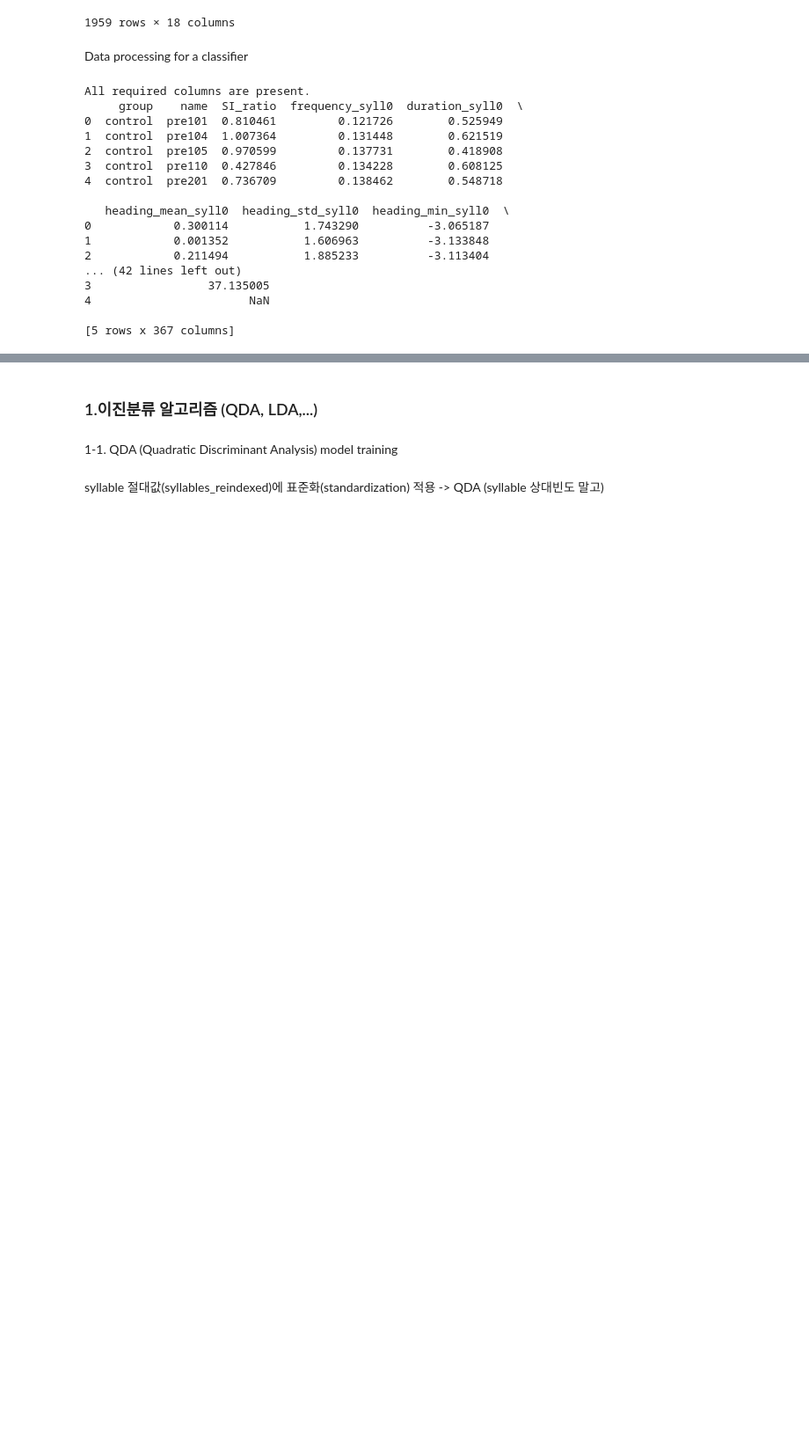
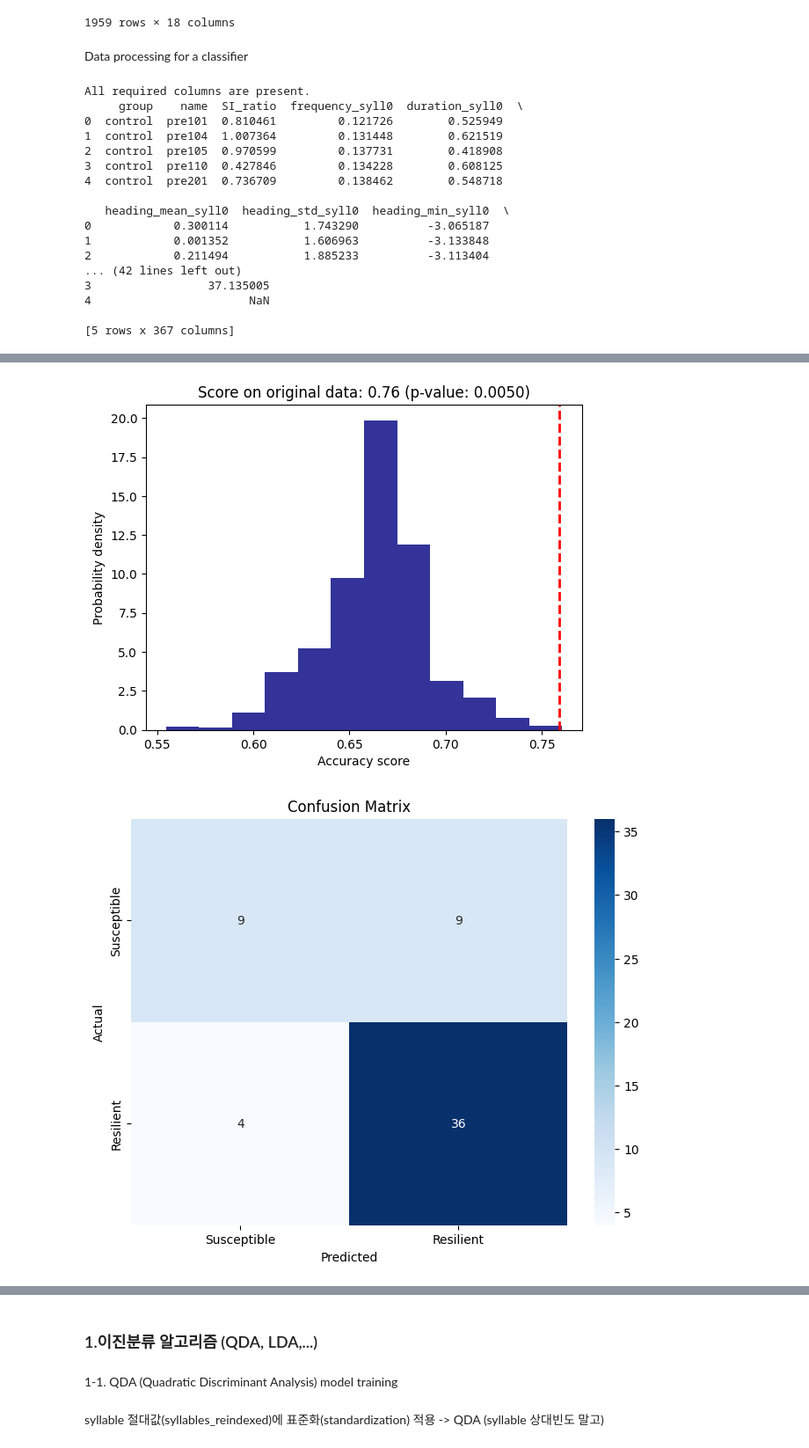
Before and after one commit to Junes94/keypoint-moseq, a Jupyter notebook: docs/source/afterSyll_June2.ipynb, the cells around one changed output, grey strips where cells are left out. Shown at 88% size. Drawn from its saved outputs; the diff is of its cells as text; code cells hidden in the pictures; blank space fills up the shorter version.

```diff
--- a/docs/source/afterSyll_June2.ipynb
+++ b/docs/source/afterSyll_June2.ipynb
@@ -220,0 +232,69 @@ P-value: 0.004995004995004995
+# %%
+## plot bar graph for true score vs. permutation scores
+# Calculate the SEM of the permutation scores
+sem = np.std(permutation_scores) / np.sqrt(len(permutation_scores))
+
+# Create a bar graph
+plt.bar(['Original Score', 'Permutation Scores'], [score, np.mean(permutation_scores)],
+        yerr=[0, sem], color=['red', 'navy'], alpha=0.7)
+
+# Add error bars
+plt.errorbar(['Original Score', 'Permutation Scores'], [score, np.mean(permutation_scores)],
+             yerr=[0, sem], fmt='o', color='black')
+
+# Add annotations
+plt.text('Original Score', score, f'{score:.2f}', ha='center', va='bottom')
+plt.text('Permutation Scores', np.mean(permutation_scores), f'{np.mean(permutation_scores):.2f}', ha='center', va='bottom')
+
+# Labeling
+plt.ylabel('Accuracy Score')
+plt.title('Comparison of Original and Permutation Scores')
+plt.tight_layout()
+plt.show()
+
+
+
+## Plot the permutation test histogram
+plt.hist(permutation_scores, bins=12, density=True, alpha=0.8, color='navy')
+plt.axvline(score, color='red', linestyle='dashed', linewidth=2)
+plt.title(f'Score on original data: {score:.2f} (p-value: {pvalue:.4f})')
+plt.xlabel('Accuracy score')
+plt.ylabel('Probability density')
+plt.show()
+
+
+
+## Plot confusion matrix
+# Fit the model on the whole dataset for plotting confusion matrix and ROC curve
+model_pipeline.fit(X, y)
+y_pred = model_pipeline.predict(X)
+cm = confusion_matrix(y, y_pred)
+
+# Plotting the confusion matrix
+plt.figure(figsize=(8, 6))
+sns.heatmap(cm, annot=True, fmt='d', cmap='Blues', xticklabels=['Susceptible', 'Resilient'], yticklabels=['Susceptible', 'Resilient'])
+plt.ylabel('Actual')
+plt.xlabel('Predicted')
+plt.title('Confusion Matrix')
+plt.show()
+
+
+
+## Compute and plot ROC curve and ROC area
+y_pred_prob = model_pipeline.predict_proba(X)[:, 1]
+fpr, tpr, thresholds = roc_curve(y, y_pred_prob)
+roc_auc = auc(fpr, tpr)
+
+plt.figure(figsize=(8, 6))
+plt.plot(fpr, tpr, color='red', lw=2, label='ROC curve (area = %0.2f)' % roc_auc)
+plt.plot([0, 1], [0, 1], color='navy', lw=2, linestyle='--')
+plt.xlim([0.0, 1.0])
+plt.ylim([0.0, 1.0])
+plt.xlabel('False Positive Rate')
+plt.ylabel('True Positive Rate')
+plt.title('Receiver Operating Characteristic')
+plt.legend(loc="lower right")
+plt.show()
+# %% [output]
+[figure, added]
+[figure, added]
```
Also changed, not shown: parts of 10 cells of this notebook.
